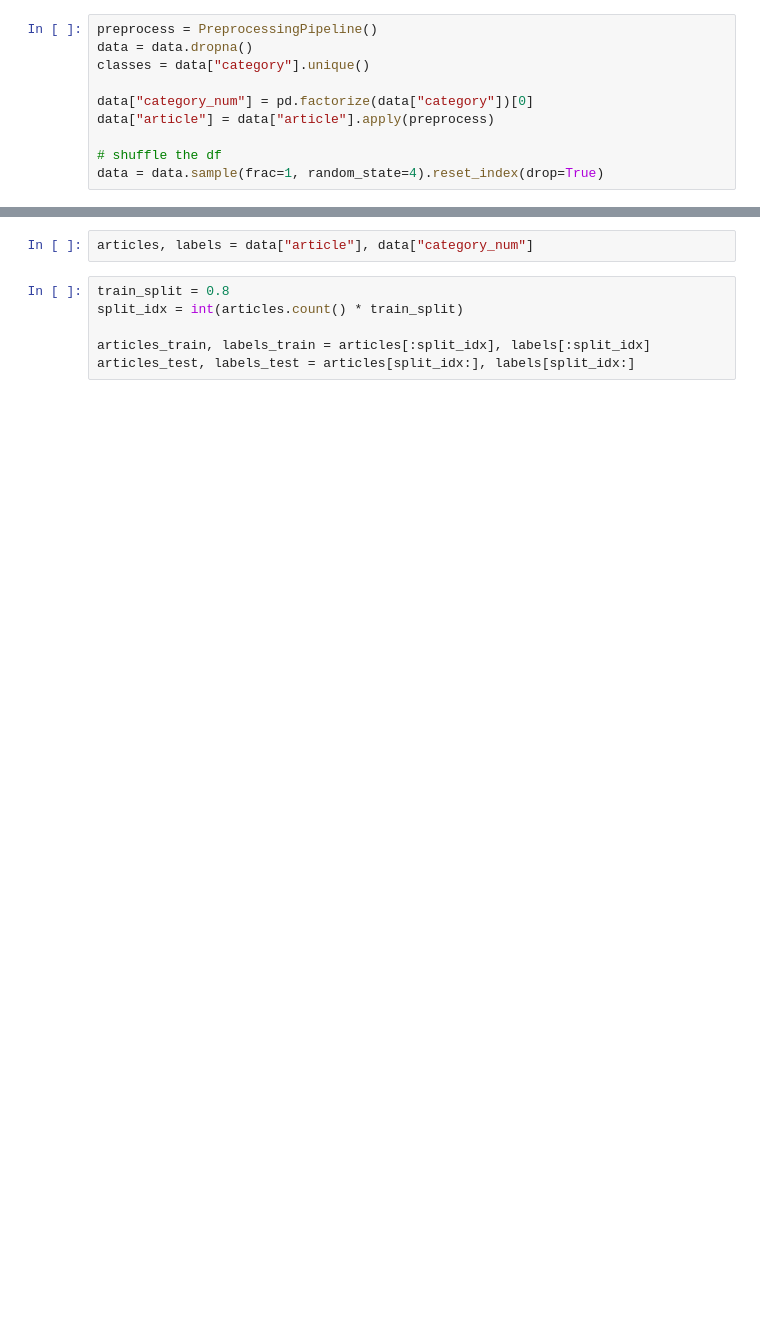
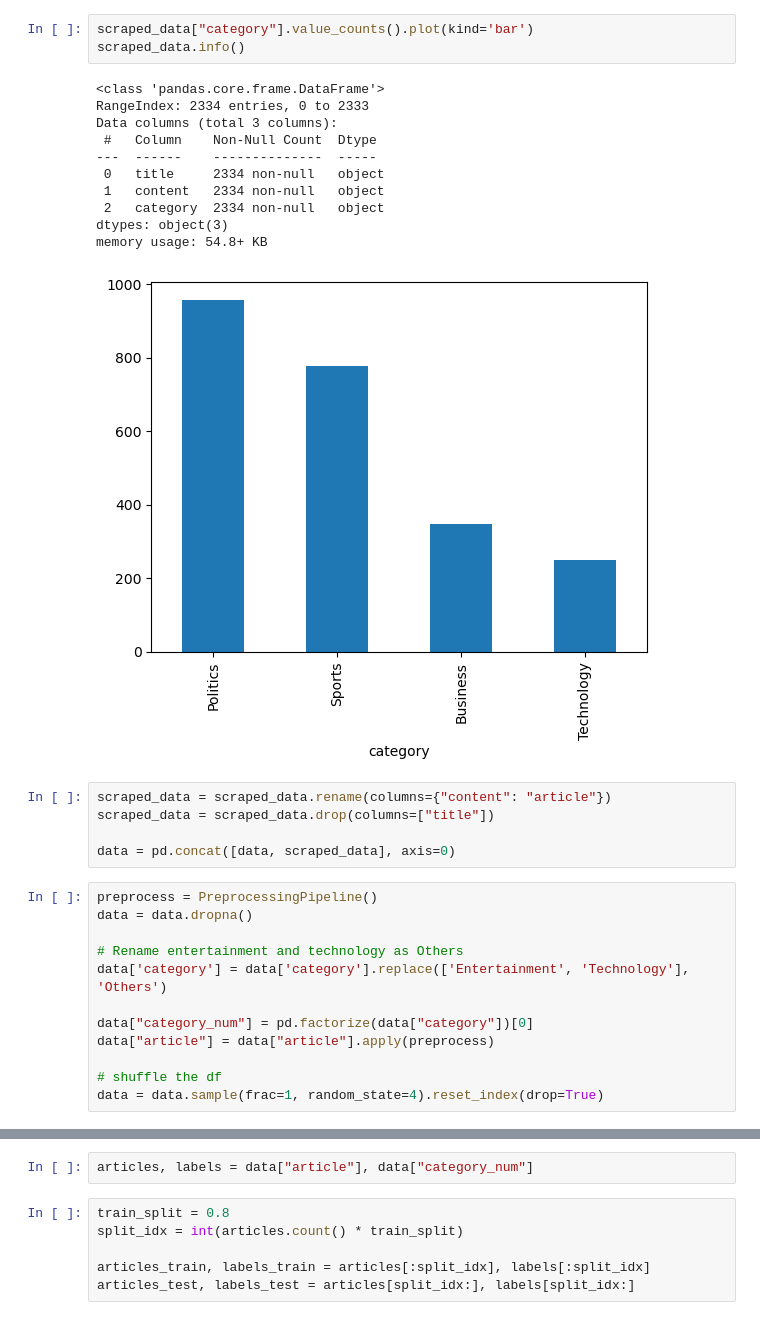
Before and after one commit to AnaniyaT/am-news-classification, a Jupyter notebook: models/train.ipynb, the cells around one changed output, grey strips where cells are left out. Drawn from its saved outputs; the diff is of its cells as text; blank space fills up the shorter version.

```diff
--- a/models/train.ipynb
+++ b/models/train.ipynb
@@ -35,7 +39,29 @@ memory usage: 967.6+ KB
+# %%
+scraped_data["category"].value_counts().plot(kind='bar')
+scraped_data.info()
+# %% [output]
+<class 'pandas.core.frame.DataFrame'>
+RangeIndex: 2334 entries, 0 to 2333
+Data columns (total 3 columns):
+ #   Column    Non-Null Count  Dtype
+---  ------    --------------  -----
+ 0   title     2334 non-null   object
+ 1   content   2334 non-null   object
+ 2   category  2334 non-null   object
+dtypes: object(3)
+memory usage: 54.8+ KB
+[figure, added]
+# %%
+scraped_data = scraped_data.rename(columns={"content": "article"})
+scraped_data = scraped_data.drop(columns=["title"])
+
+data = pd.concat([data, scraped_data], axis=0)
 # %%
 preprocess = PreprocessingPipeline()
 data = data.dropna()
-classes = data["category"].unique()
+
+# Rename entertainment and technology as Others
+data['category'] = data['category'].replace(['Entertainment', 'Technology'], 'Others')
 
 data["category_num"] = pd.factorize(data["category"])[0]
 data["article"] = data["article"].apply(preprocess)
```
Also changed, not shown: parts of 13 cells of this notebook.
